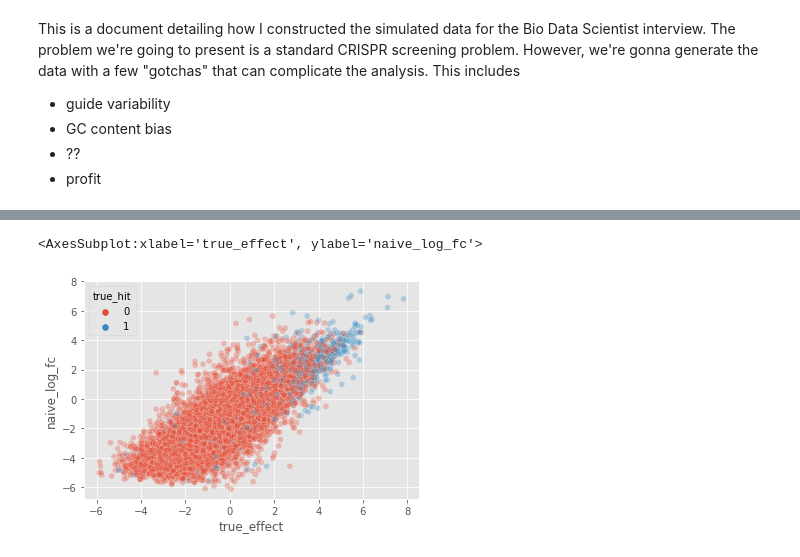
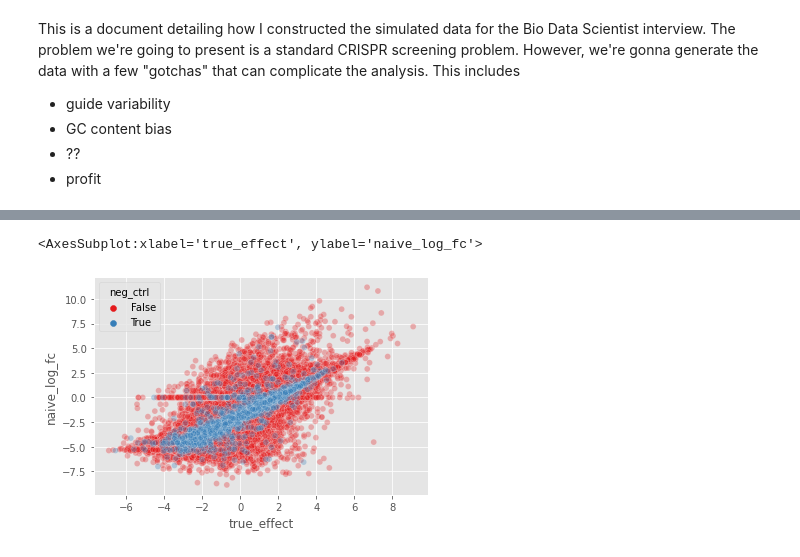
Before and after one commit to chaostheory8/interviews, a Jupyter notebook: data_scientist/Biological Data Scientist interview simulation.ipynb, the cells around one changed output, grey strips where cells are left out. Drawn from its saved outputs; the diff is of its cells as text; code cells hidden in the pictures.

Commit message:
simulation, solution, and data for data scientist position

```diff
--- a/data_scientist/Biological Data Scientist interview simulation.ipynb
+++ b/data_scientist/Biological Data Scientist interview simulation.ipynb
@@ -45,7 +58,7 @@ pos_genes = np.random.choice(list(range(1, n_genes + 1)),
                              size = n_pos_hits,
                              replace = False)
 
-guide_df['true_hit'] = guide_df['gene'].map(lambda g: 1 if int(g) in pos_genes else 0)
+guide_df['true_hit'] = guide_df['gene'].map(lambda g: 1 if g != 'random' and int(g) in pos_genes else 0)
 # check that the numbers are correct, should be 20*100
 guide_df['true_hit'].value_counts()
 # %% [output]
@@ -53,7 +66,7 @@ guide_df['true_hit'].value_counts()
 1     2000
 Name: true_hit, dtype: int64
 # %%
-# have 60% working guides
-guide_df['working_guide'] = guide_df['true_hit']*np.random.binomial(n = 1, p = 0.6, size = guide_df.shape[0])
+# have 50% working guides
+guide_df['working_guide'] = guide_df['true_hit']*np.random.binomial(n = 1, p = 0.5, size = guide_df.shape[0])
 guide_df['working_guide'].value_counts()
 # %% [output]
@@ -82,10 +95,12 @@ seaborn.distplot(guide_df['gc_frac'], kde = False, color = 'black')
 # %%
 guide_df['true_effect'] = \
-    guide_df['working_guide']*2.5 + \
+    guide_df['working_guide']*2.8 + \
     np.random.normal(loc = 0, scale = 1, size = guide_df.shape[0]) + \
-    np.random.normal(loc = 4*guide_df['gc_frac'] - guide_df['gc_frac'].mean(),
+    np.random.normal(loc = 10*guide_df['gc_frac'] - guide_df['gc_frac'].mean(),
                      scale = 1, size = guide_df.shape[0])
 # shift to have mean zero
 guide_df['true_effect'] = guide_df['true_effect'] - guide_df['true_effect'].mean()
-seaborn.distplot(guide_df['true_effect'], bins = 40, kde = False, color = 'black')
+seaborn.histplot(x = 'true_effect', bins = 40, hue = 'neg_ctrl',
+                 data = guide_df, stat = 'probability', common_norm = False,
+                 palette="Set1")
 # %% [output]
@@ -118,8 +133,8 @@ $$
 
 We'll have $\alpha$ sampled from a Gamma(1, 1) distribution, then set $p$.
 # %%
-mean_seq_depth = 50
-alpha = np.random.gamma(shape = 1, scale = 0.5, size = guide_df.shape[0])
+mean_seq_depth = 100
+alpha = np.random.gamma(shape = 0.1, scale = 10, size = guide_df.shape[0])
 guide_df['control_1'] = np.random.negative_binomial(n = 1.0/alpha, p = 1.0/(alpha*mean_seq_depth + 1.0), size = guide_df.shape[0])
 print(guide_df['control_1'].mean())
 
@@ -178,5 +199,6 @@ guide_df.head()
 # %%
-seaborn.scatterplot(guide_df['true_effect'], guide_df['naive_log_fc'], alpha = 0.3, hue = guide_df['true_hit'])
+seaborn.scatterplot(data = guide_df, x = 'true_effect', y = 'naive_log_fc',
+                    alpha = 0.3, hue = 'neg_ctrl', palette = 'Set1')
 # %% [output]
 <AxesSubplot:xlabel='true_effect', ylabel='naive_log_fc'>
-[figure, old version]
+[figure, new version]
```
Also changed, not shown: parts of 20 cells of this notebook, 3 other files.
